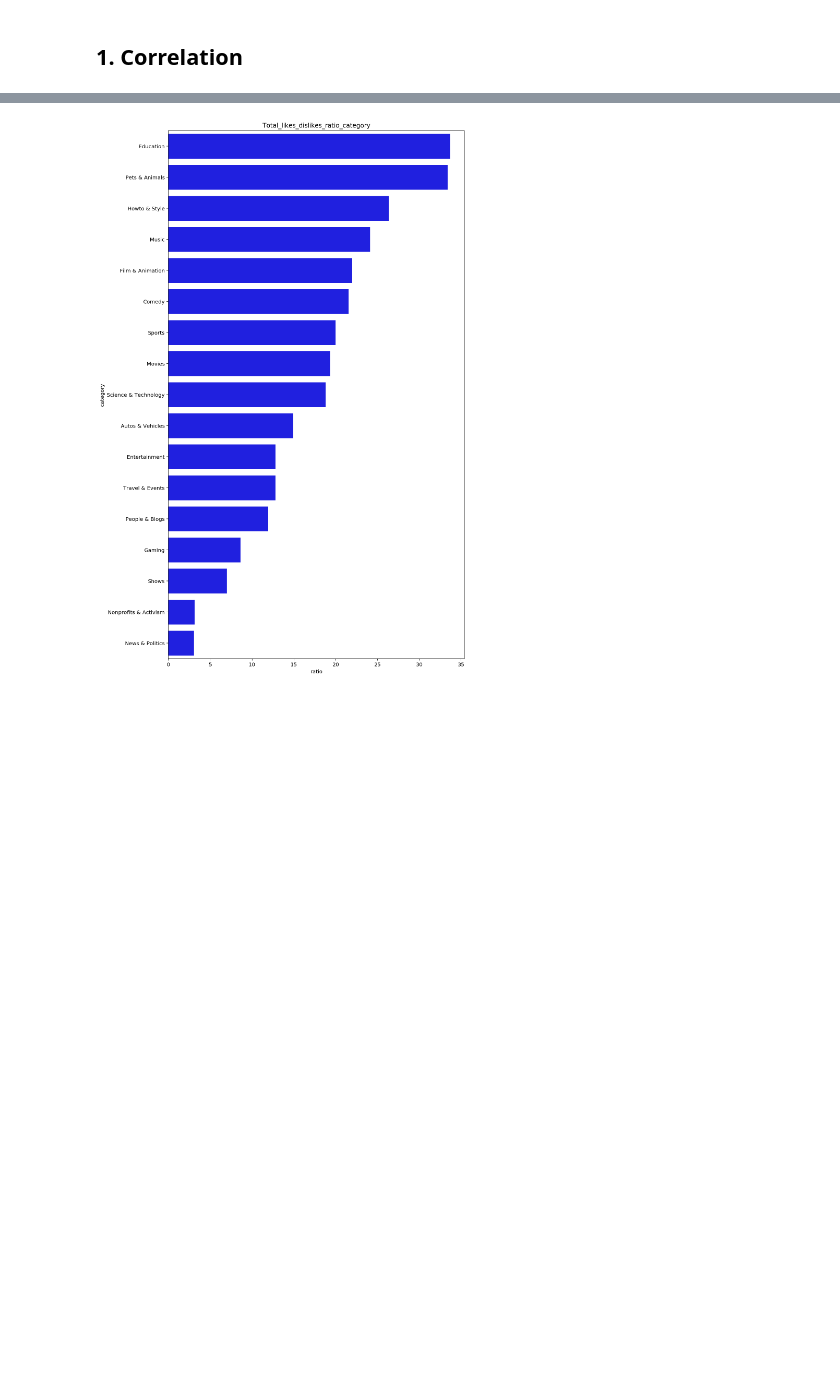
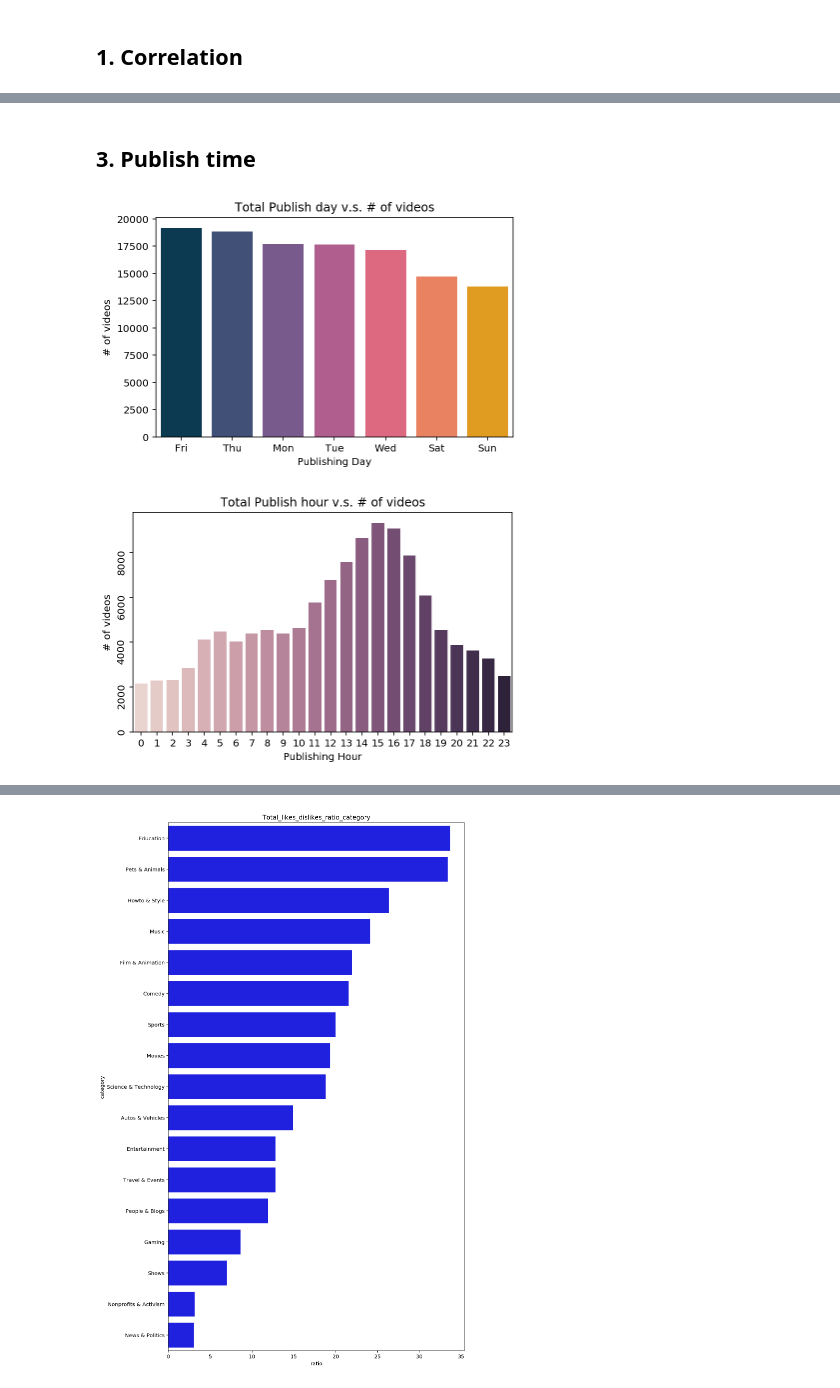
Before and after one commit to danielyou0230/YouTube-Trending-Videos-Analysis-Team-19-FA19, a Jupyter notebook: main.ipynb, the cells around one changed output, grey strips where cells are left out. Cells and saved outputs as stored; diff of their text form; code cells hidden in the pictures; blank space fills up the shorter version.

```diff
--- a/main.ipynb
+++ b/main.ipynb
@@ -34,0 +37,7 @@ visualize.plot_correlation(past_df, "US")
+# %% [markdown]
+## 3. Publish time
+# %%
+visualize.plot_publish_info(past_df)
+# %% [output]
+[figure, added]
+[figure, added]
```
Also changed, not shown: parts of 10 cells of this notebook, 1 other file.
